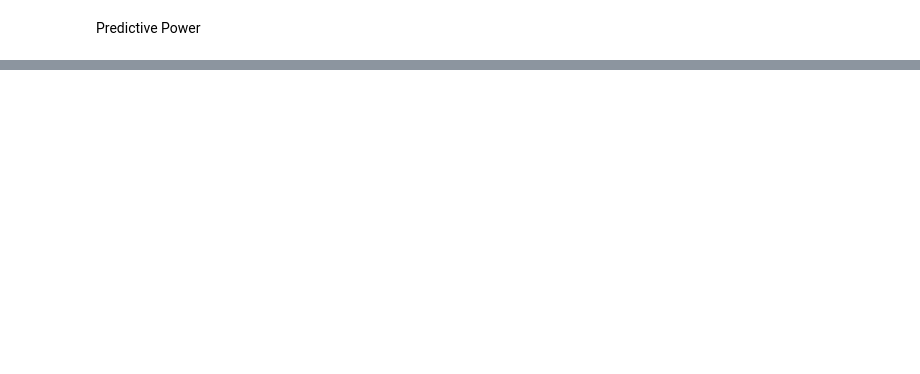
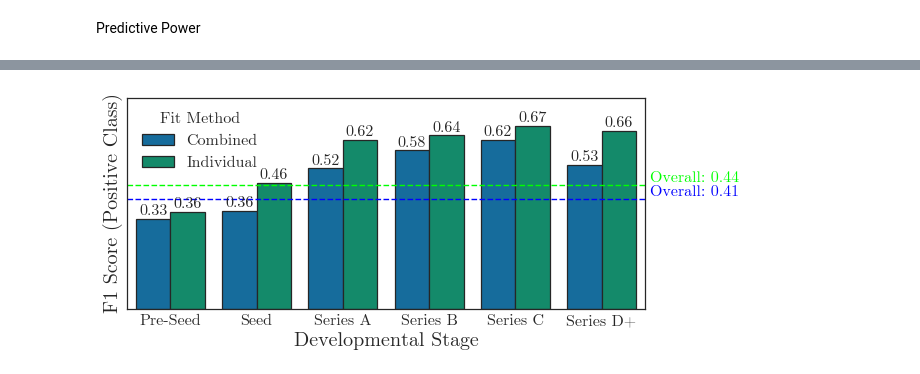
Before and after one commit to markshelton/autovc, a Jupyter notebook: dev/package/analysis/notebooks/Exploratory Statistics.ipynb, the cells around one changed output, grey strips where cells are left out. Cells and saved outputs as stored; diff of their text form; code cells hidden in the pictures; blank space fills up the shorter version.

```diff
--- a/dev/package/analysis/notebooks/Exploratory Statistics.ipynb
+++ b/dev/package/analysis/notebooks/Exploratory Statistics.ipynb
@@ -1240,0 +1374,18 @@ list(results)
+# %%
+chart_id = "f1_individual_combined"
+results3 = pd.read_pickle(evaluation_path + chart_id + ".pkl")
+
+f = plt.figure()
+ax = sns.barplot(y=results3[0], x = results3.index, hue = results3["method"], orient="v", **outline_bars)
+auto_label(ax, fmt='{:,.2f}')
+add_horizontal_line(ax, overall+ 0.0, "Overall: {:,.2f}".format(overall), color="blue")
+add_horizontal_line(ax, overall2+ 0.02, "Overall: {:,.2f}".format(overall2), color="lime")
+ax.set_xlabel("Developmental Stage")
+ax.set_ylabel("F1 Score (Positive Class)")
+ax.legend(title="Fit Method")
+plt.tight_layout()
+
+f.savefig(evaluation_path + chart_id + ".pdf", bbox_inches="tight")
+results3.to_pickle(evaluation_path + chart_id + ".pkl")
+# %% [output]
+[figure, added]
```
Also changed, not shown: parts of 155 cells of this notebook, 37 other files.
